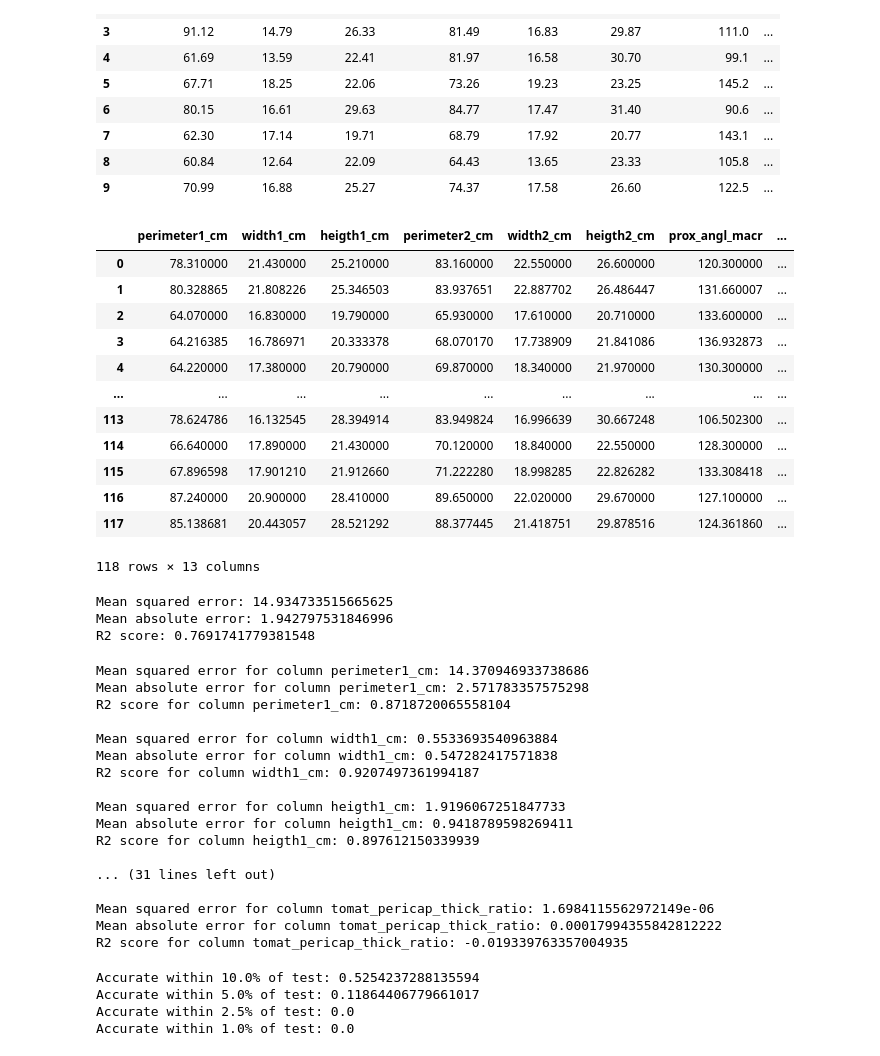
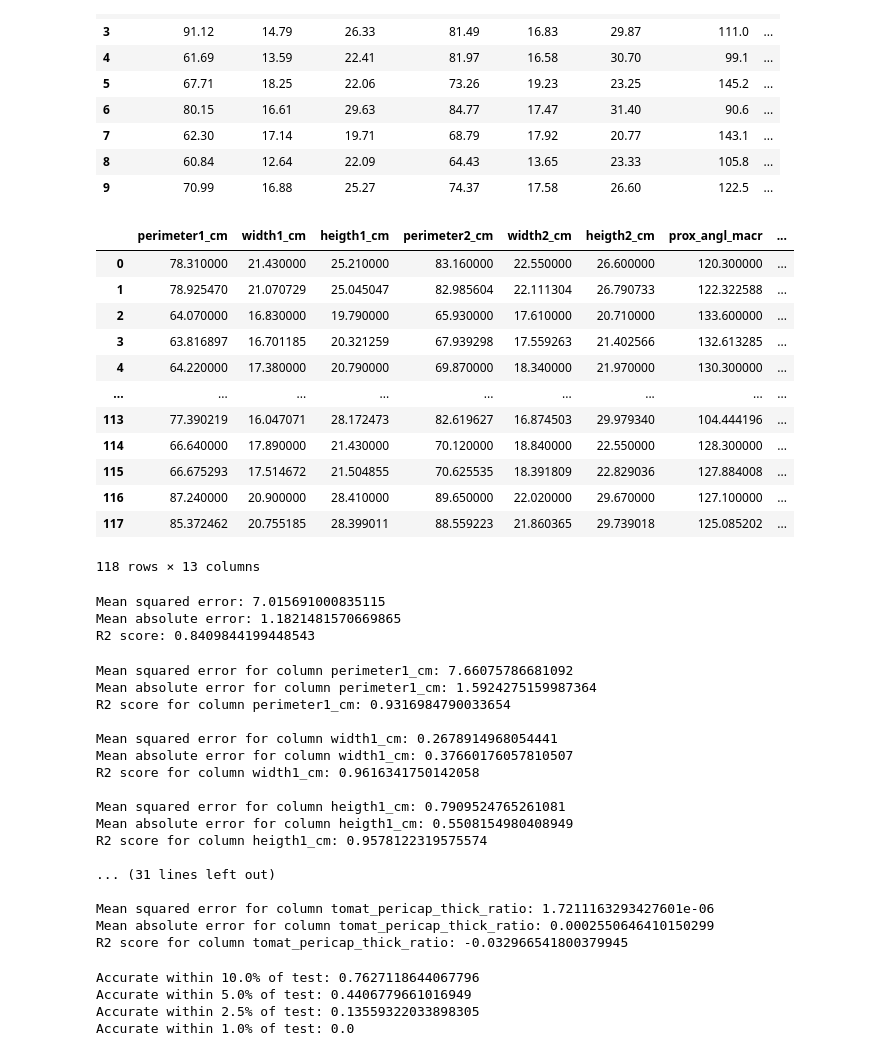
Before and after one commit to Nanotech11/WatermelonAnalyzer, a Jupyter notebook: PureAIWatermelon.ipynb, the cells around one changed output. Saved outputs shown, nothing was run; the diff lists cells and outputs as text; code cells hidden in the pictures.

Commit message:
Updated PureAIWatermelon.ipynb to testing 512x512_normalized_mae.pkl by default. Also added results of this model in 512x512_normalized_mae_combined.csv

```diff
--- a/PureAIWatermelon.ipynb
+++ b/PureAIWatermelon.ipynb
@@ -6,17 +6,17 @@ from sklearn.metrics import mean_squared_error, mean_absolute_error, r2_score
 # %%
 ## Configuration
 ## If you are training a new model, set is_training to True, or False to load a pretrained model from a pkl file
-is_training = True
+is_training = False
 
 ## If training a new model, this is the file name that the model will be saved to.
 ## If not training this will be the name of the pkl file to load.
-file_name = '512x512+4_standardized_mae.pkl'
+file_name = '512x512_normalized_mae.pkl'
 
 ## Set mae_loss to True to use Mean Absolute Error for the loss function, or False to use Mean Squared Error.
 mae_loss = True
 
 ## Set use_standardization to True to use standardization for feature scaling, or False to use normalization.
-use_standardization = True
+use_standardization = False
 
 ## Batch size of 28 works for my 16GB of VRAM. However, this value will depend on your specs. Use smaller values if less VRAM is available.
 batch_size = 28
@@ -230,31 +204,31 @@ test.head(10)
 # %%
 ## Create empty dataframe to combine test and preds into.
 test_preds_combined = pd.DataFrame()
 
 ## Iterate through test and preds and append each row. Even rows are test data, the next index is the predicted value.
 for i in range(len(preds)):
     test_preds_combined = pd.concat([test_preds_combined, test.iloc[i]], axis=1)
     test_preds_combined = pd.concat([test_preds_combined, preds.iloc[i]], axis=1)
 
 ## Transform dataframe to have the same structure as the originals.
 test_preds_combined = test_preds_combined.T.reset_index(drop=True)
 
 ## Export dataframe to a csv file.
-test_preds_combined.to_csv(file_name + '_combined.csv')
+test_preds_combined.to_csv(file_name[:-4] + '_combined.csv')
 test_preds_combined
 # %% [output]
 |  | perimeter1_cm | width1_cm | heigth1_cm | perimeter2_cm | width2_cm | heigth2_cm | prox_angl_macr | ... |
 | 0 | 78.310000 | 21.430000 | 25.210000 | 83.160000 | 22.550000 | 26.600000 | 120.300000 | ... |
-| 1 | 80.328865 | 21.808226 | 25.346503 | 83.937651 | 22.887702 | 26.486447 | 131.660007 | ... |
+| 1 | 78.925470 | 21.070729 | 25.045047 | 82.985604 | 22.111304 | 26.790733 | 122.322588 | ... |
 | 2 | 64.070000 | 16.830000 | 19.790000 | 65.930000 | 17.610000 | 20.710000 | 133.600000 | ... |
-| 3 | 64.216385 | 16.786971 | 20.333378 | 68.070170 | 17.738909 | 21.841086 | 136.932873 | ... |
+| 3 | 63.816897 | 16.701185 | 20.321259 | 67.939298 | 17.559263 | 21.402566 | 132.613285 | ... |
 | 4 | 64.220000 | 17.380000 | 20.790000 | 69.870000 | 18.340000 | 21.970000 | 130.300000 | ... |
 | ... | ... | ... | ... | ... | ... | ... | ... | ... |
-| 113 | 78.624786 | 16.132545 | 28.394914 | 83.949824 | 16.996639 | 30.667248 | 106.502300 | ... |
+| 113 | 77.390219 | 16.047071 | 28.172473 | 82.619627 | 16.874503 | 29.979340 | 104.444196 | ... |
 | 114 | 66.640000 | 17.890000 | 21.430000 | 70.120000 | 18.840000 | 22.550000 | 128.300000 | ... |
-| 115 | 67.896598 | 17.901210 | 21.912660 | 71.222280 | 18.998285 | 22.826282 | 133.308418 | ... |
+| 115 | 66.675293 | 17.514672 | 21.504855 | 70.625535 | 18.391809 | 22.829036 | 127.884008 | ... |
 | 116 | 87.240000 | 20.900000 | 28.410000 | 89.650000 | 22.020000 | 29.670000 | 127.100000 | ... |
-| 117 | 85.138681 | 20.443057 | 28.521292 | 88.377445 | 21.418751 | 29.878516 | 124.361860 | ... |
+| 117 | 85.372462 | 20.755185 | 28.399011 | 88.559223 | 21.860365 | 29.739018 | 125.085202 | ... |
 118 rows × 13 columns
 # %%
 ## Calculate regression metrics for all columns combined except photo_id.
@@ -262,9 +236,9 @@ print('Mean squared error: ' + str(mean_squared_error(test.iloc[:, :-1], preds.i
 print('Mean absolute error: ' + str(mean_absolute_error(test.iloc[:, :-1], preds.iloc[:, :-1])))
 print('R2 score: ' + str(r2_score(test.iloc[:, :-1], preds.iloc[:, :-1])))
 # %% [output]
-Mean squared error: 14.934733515665625
-Mean absolute error: 1.942797531846996
-R2 score: 0.7691741779381548
+Mean squared error: 7.015691000835115
+Mean absolute error: 1.1821481570669865
+R2 score: 0.8409844199448543
 # %%
 ## Calculate regression metrics for each column individually.
 for i, name in enumerate(traits):
@@ -272,23 +246,23 @@ for i, name in enumerate(traits):
     print('Mean absolute error for column ' + name + ': ' + str(mean_absolute_error(test.iloc[:, i], preds.iloc[:, i])))
     print('R2 score for column ' + name + ': ' + str(r2_score(test.iloc[:, i], preds.iloc[:, i])) + '\n')
 # %% [output]
-Mean squared error for column perimeter1_cm: 14.370946933738686
-Mean absolute error for column perimeter1_cm: 2.571783357575298
-R2 score for column perimeter1_cm: 0.8718720065558104
+Mean squared error for column perimeter1_cm: 7.66075786681092
+Mean absolute error for column perimeter1_cm: 1.5924275159987364
+R2 score for column perimeter1_cm: 0.9316984790033654
 
-Mean squared error for column width1_cm: 0.5533693540963884
-Mean absolute error for column width1_cm: 0.547282417571838
-R2 score for column width1_cm: 0.9207497361994187
+Mean squared error for column width1_cm: 0.2678914968054441
+Mean absolute error for column width1_cm: 0.37660176057810507
+R2 score for column width1_cm: 0.9616341750142058
 
-Mean squared error for column heigth1_cm: 1.9196067251847733
-Mean absolute error for column heigth1_cm: 0.9418789598269411
-R2 score for column heigth1_cm: 0.897612150339939
+Mean squared error for column heigth1_cm: 0.7909524765261081
+Mean absolute error for column heigth1_cm: 0.5508154980408949
+R2 score for column heigth1_cm: 0.9578122319575574
 
 ... (31 lines left out)
 
-Mean squared error for column tomat_pericap_thick_ratio: 1.6984115562972149e-06
-Mean absolute error for column tomat_pericap_thick_ratio: 0.00017994355842812222
-R2 score for column tomat_pericap_thick_ratio: -0.019339763357004935
+Mean squared error for column tomat_pericap_thick_ratio: 1.7211163293427601e-06
+Mean absolute error for column tomat_pericap_thick_ratio: 0.0002550646410150299
+R2 score for column tomat_pericap_thick_ratio: -0.032966541800379945
 # %%
 ## valid_ranges stores margins of error to be checked.
 valid_ranges = dict.fromkeys([0.1, 0.05, 0.025, 0.01])
@@ -305,7 +279,7 @@ for percent in valid_ranges:
 for percent in valid_ranges:
     print(f'Accurate within ' + str(percent * 100) + "% of test: " + str(len(valid_ranges[percent]) / len(test)))
 # %% [output]
-Accurate within 10.0% of test: 0.5254237288135594
-Accurate within 5.0% of test: 0.11864406779661017
-Accurate within 2.5% of test: 0.0
+Accurate within 10.0% of test: 0.7627118644067796
+Accurate within 5.0% of test: 0.4406779661016949
+Accurate within 2.5% of test: 0.13559322033898305
 Accurate within 1.0% of test: 0.0
```
Also changed, not shown: parts of 4 cells of this notebook, 1 other file.
